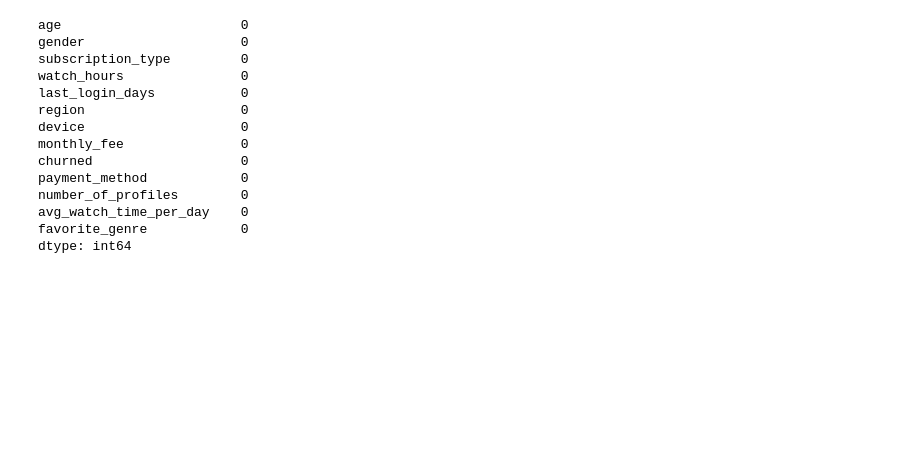
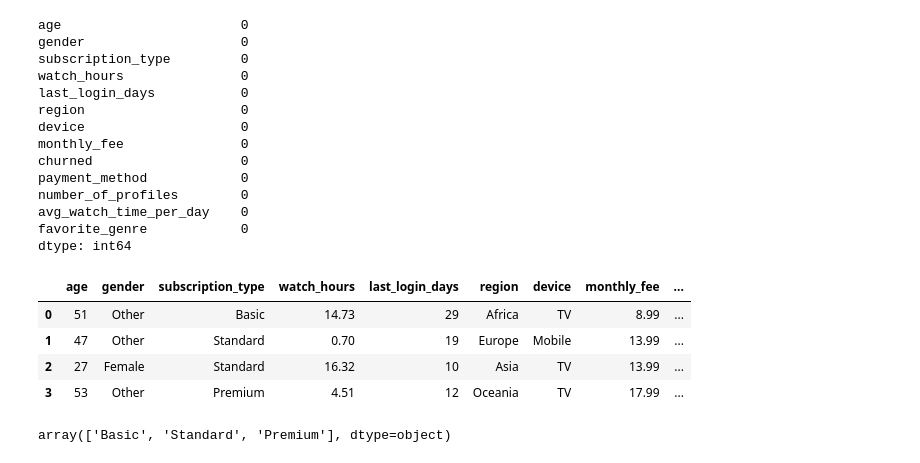
Before and after one commit to Vivekadile/Deep-learning-journey, a Jupyter notebook: notebooks/ANN/Netflix_customer_churn.ipynb, the cells around one changed output. Cells and saved outputs as stored; diff of their text form; code cells hidden in the pictures; blank space fills up the shorter version.

```diff
--- a/notebooks/ANN/Netflix_customer_churn.ipynb
+++ b/notebooks/ANN/Netflix_customer_churn.ipynb
@@ -66,4 +68,14 @@ avg_watch_time_per_day    0
 favorite_genre            0
 dtype: int64
 # %%
-df
+df.head(4)
+# %% [output]
+|  | age | gender | subscription_type | watch_hours | last_login_days | region | device | monthly_fee | ... |
+| 0 | 51 | Other | Basic | 14.73 | 29 | Africa | TV | 8.99 | ... |
+| 1 | 47 | Other | Standard | 0.70 | 19 | Europe | Mobile | 13.99 | ... |
+| 2 | 27 | Female | Standard | 16.32 | 10 | Asia | TV | 13.99 | ... |
+| 3 | 53 | Other | Premium | 4.51 | 12 | Oceania | TV | 17.99 | ... |
+# %%
+df['subscription_type'].unique()
+# %% [output]
+array(['Basic', 'Standard', 'Premium'], dtype=object)
```
Also changed, not shown: parts of 20 cells of this notebook.
